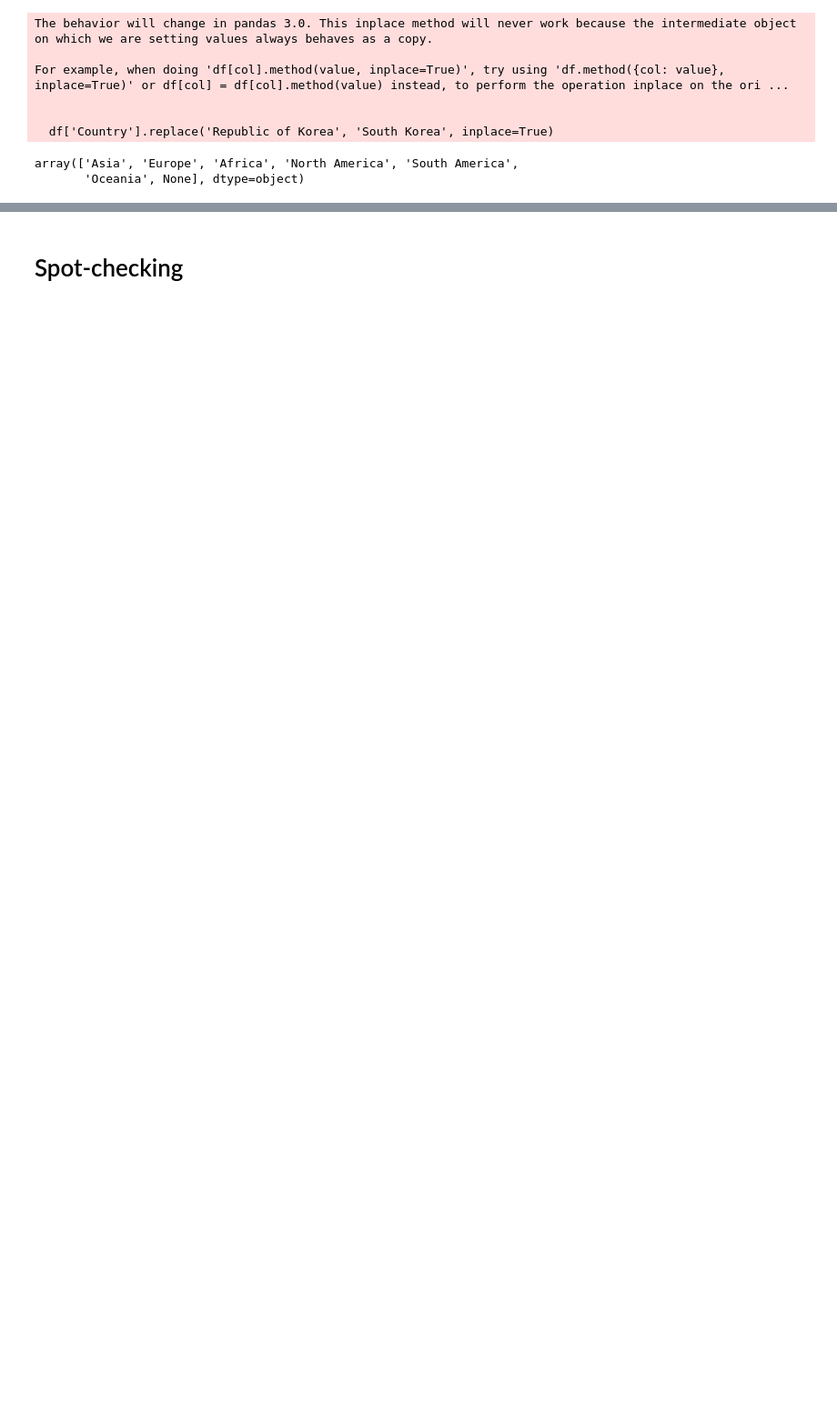
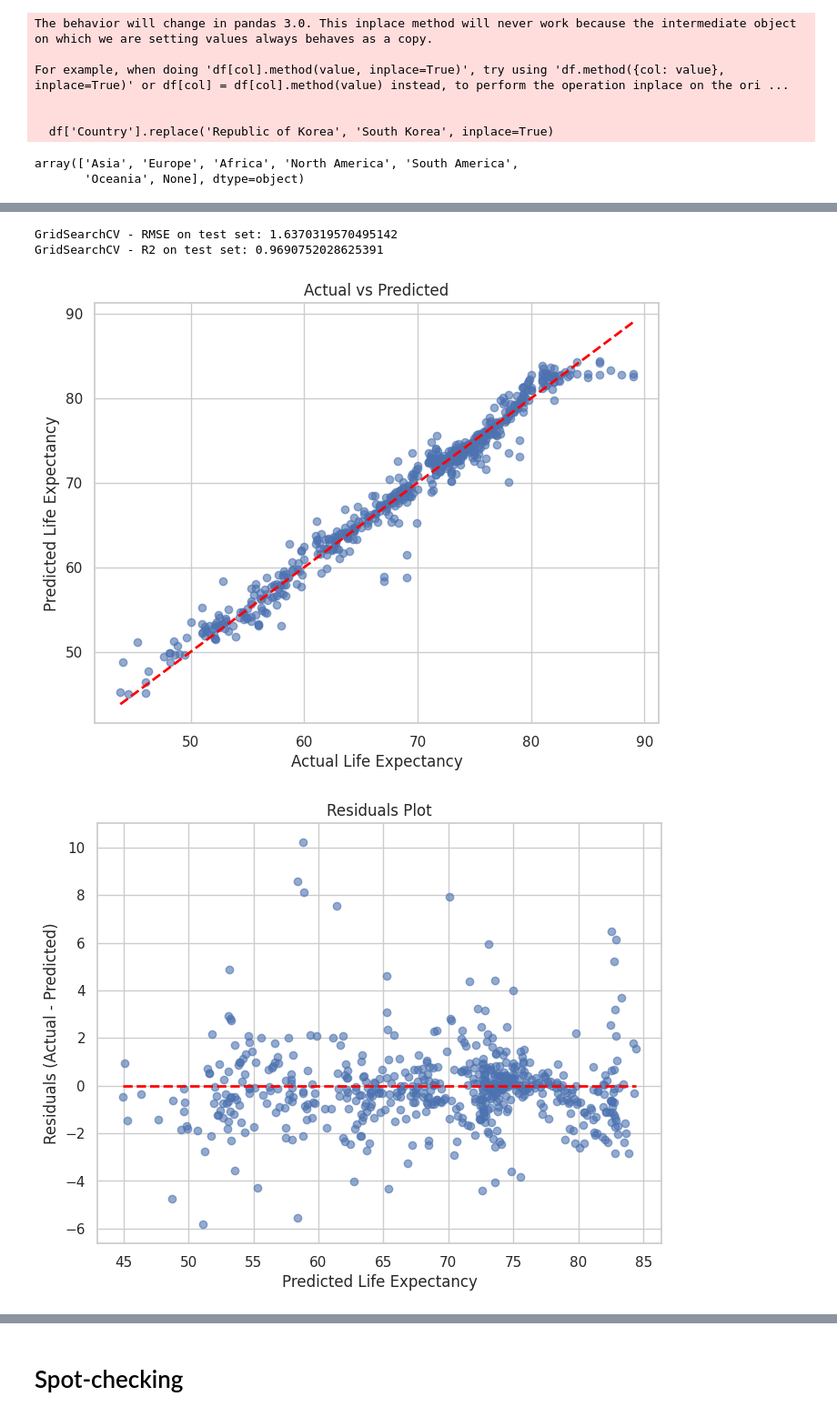
Before and after one commit to lucapcf/AM_T1, a Jupyter notebook: t2.ipynb, the cells around one changed output, grey strips where cells are left out. Shown at 91% size. Drawn from its saved outputs; the diff is of its cells as text; code cells hidden in the pictures; blank space fills up the shorter version.

```diff
--- a/t2.ipynb
+++ b/t2.ipynb
@@ -180,0 +376,15 @@ y_test.fillna(y_test.median(), inplace=True)
+# %%
+best_model_grid, best_params_grid = grid_search_optimization(X_train, y_train, X_test, y_test, preprocessor)
+# %% [output]
+GridSearchCV - RMSE on test set: 1.6370319570495142
+GridSearchCV - R2 on test set: 0.9690752028625391
+# %%
+y_pred_grid = best_model_grid.predict(X_test)
+
+test_rmse_grid = np.sqrt(mean_squared_error(y_test, y_pred_grid))
+test_r2_grid = r2_score(y_test, y_pred_grid)
+# %%
+plot_model_evaluation(y_test, y_pred_grid, X_train, best_model_grid, test_rmse_grid, test_r2_grid)
+# %% [output]
+[figure, added]
+[figure, added]
```
Also changed, not shown: parts of 40 cells of this notebook, 1 other file.
